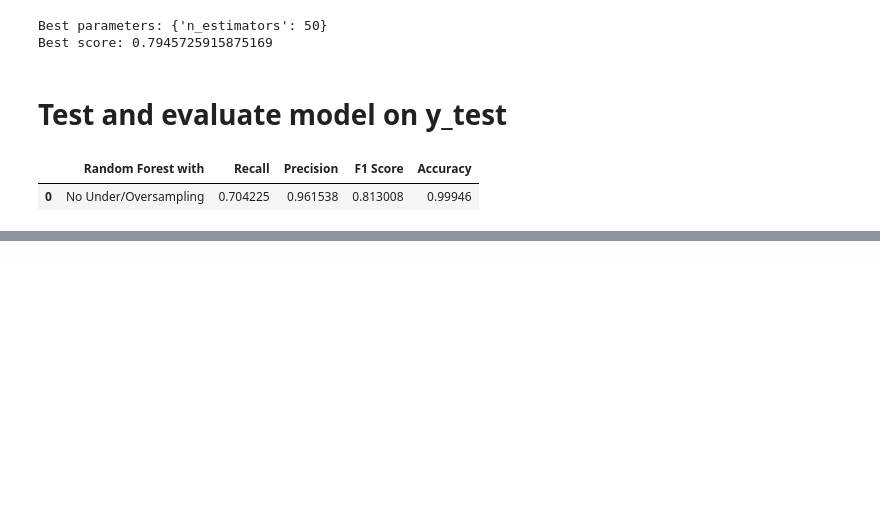
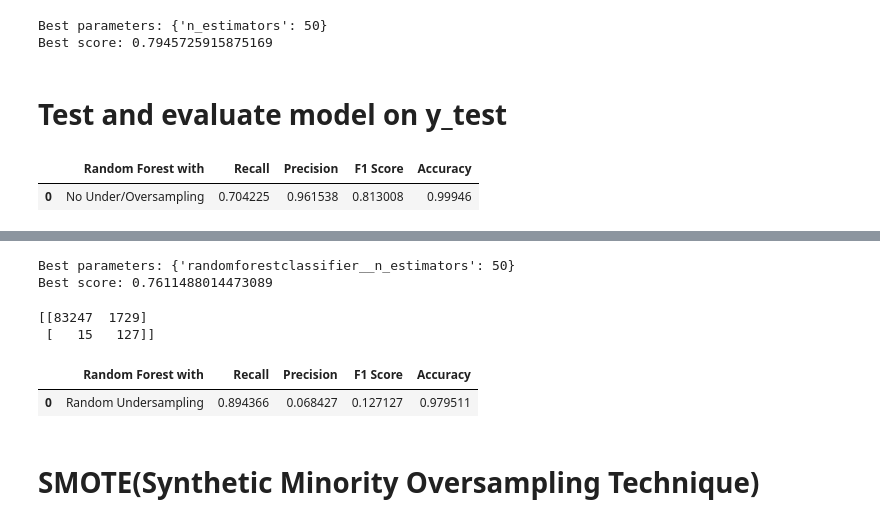
Before and after one commit to chris199713/Imbalaced-data, a Jupyter notebook: creditcard.ipynb, the cells around one changed output, grey strips where cells are left out. Drawn from its saved outputs; the diff is of its cells as text; code cells hidden in the pictures; blank space fills up the shorter version.

```diff
--- a/creditcard.ipynb
+++ b/creditcard.ipynb
@@ -196,0 +310,4 @@ We will try to beat the 70.4% recall score in following models.
+# %%
+grid_under_rf = GridSearchCV(random_unders_pipeline, param_grid=new_params, cv=stratified_kf, scoring='recall',
+                        return_train_score=True)
+grid_under_rf.fit(X_train, y_train)
@@ -196,0 +323,31 @@ We will try to beat the 70.4% recall score in following models.
+# %%
+print('Best parameters:', grid_over_rf.best_params_)
+print('Best score:', grid_over_rf.best_score_)
+# %% [output]
+Best parameters: {'randomforestclassifier__n_estimators': 50}
+Best score: 0.7611488014473089
+# %%
+y_hat = grid_under_rf.best_estimator_.named_steps['randomforestclassifier'].predict(X_test)
+# %%
+cm = confusion_matrix(y_test, y_hat)
+
+under_rf_Recall = recall_score(y_test, y_hat)
+under_rf_Precision = precision_score(y_test, y_hat)
+under_rf_f1 = f1_score(y_test, y_hat)
+under_rf_accuracy = accuracy_score(y_test, y_hat)
+
+print(cm)
+# %% [output]
+[[83247  1729]
+ [   15   127]]
+# %%
+ndf = [(under_rf_Recall, under_rf_Precision, under_rf_f1, under_rf_accuracy)]
+
+under_rf_score = pd.DataFrame(data = ndf, columns=['Recall','Precision','F1 Score', 'Accuracy'])
+under_rf_score.insert(0, 'Random Forest with', 'Random Undersampling')
+under_rf_score
+# %% [output]
+|  | Random Forest with | Recall | Precision | F1 Score | Accuracy |
+| 0 | Random Undersampling | 0.894366 | 0.068427 | 0.127127 | 0.979511 |
+# %% [markdown]
+# SMOTE(Synthetic Minority Oversampling Technique)
```
Also changed, not shown: parts of 21 cells of this notebook, 2 other files.
